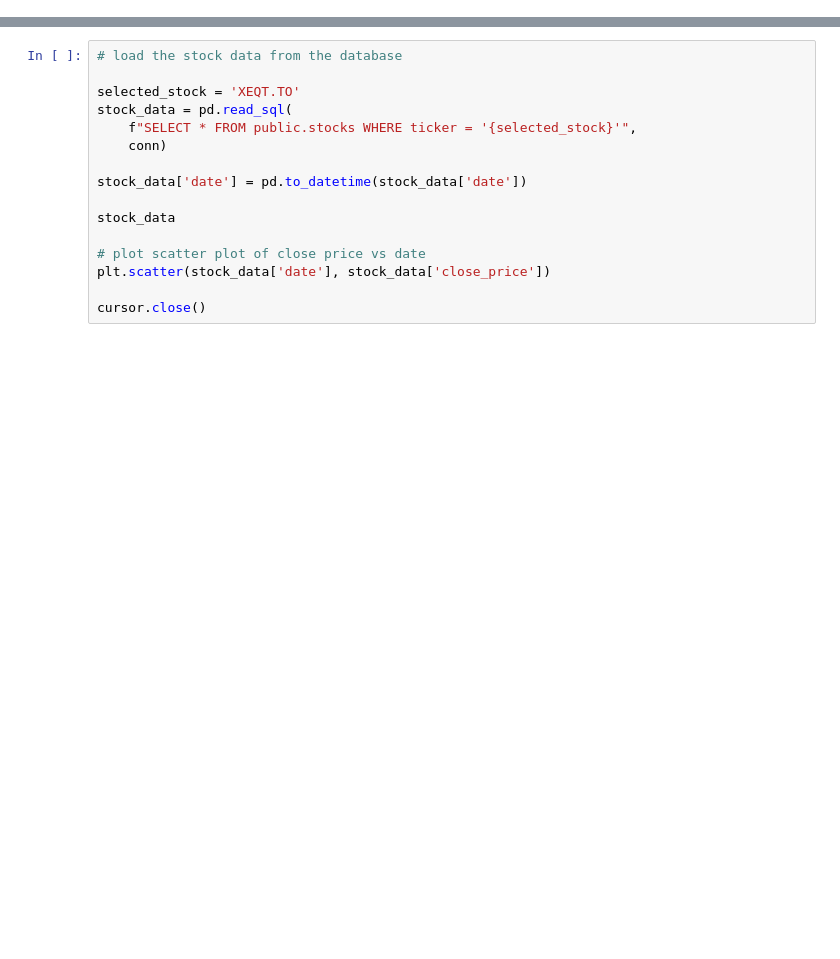
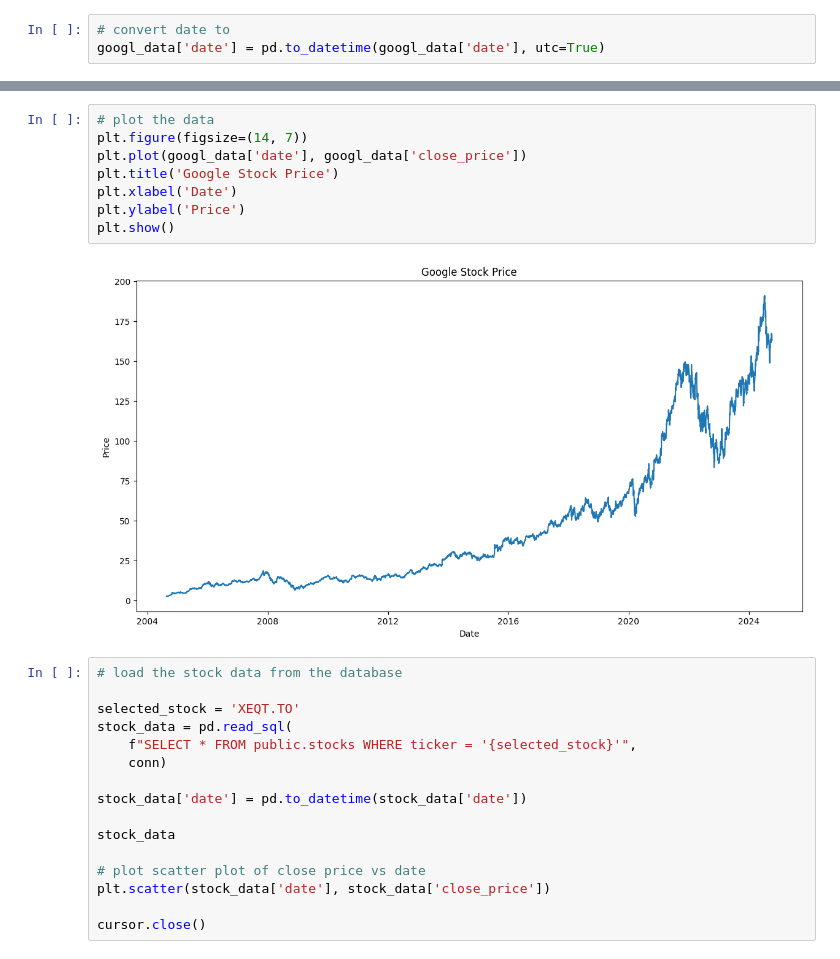
Before and after one commit to marcolanfranchi/stock-models, a Jupyter notebook: models/googl_regress.ipynb, the cells around one changed output, grey strips where cells are left out. Drawn from its saved outputs; the diff is of its cells as text; blank space fills up the shorter version.

```diff
--- a/models/googl_regress.ipynb
+++ b/models/googl_regress.ipynb
@@ -41,0 +45,3 @@ googl_data
+# %%
+# convert date to
+googl_data['date'] = pd.to_datetime(googl_data['date'], utc=True)
@@ -42,3 +61,13 @@ googl_data
+# %%
+# plot the data
+plt.figure(figsize=(14, 7))
+plt.plot(googl_data['date'], googl_data['close_price'])
+plt.title('Google Stock Price')
+plt.xlabel('Date')
+plt.ylabel('Price')
+plt.show()
+# %% [output]
+[figure, added]
 # %%
 # load the stock data from the database
 
```
Also changed, not shown: parts of 4 cells of this notebook, 5 other files.
